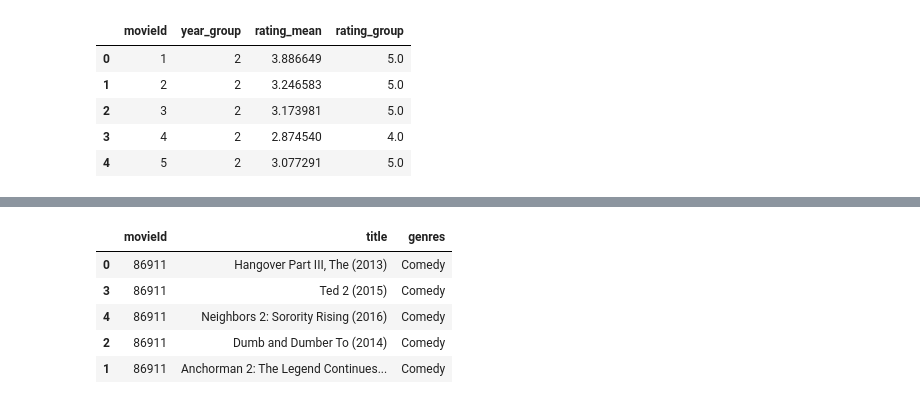
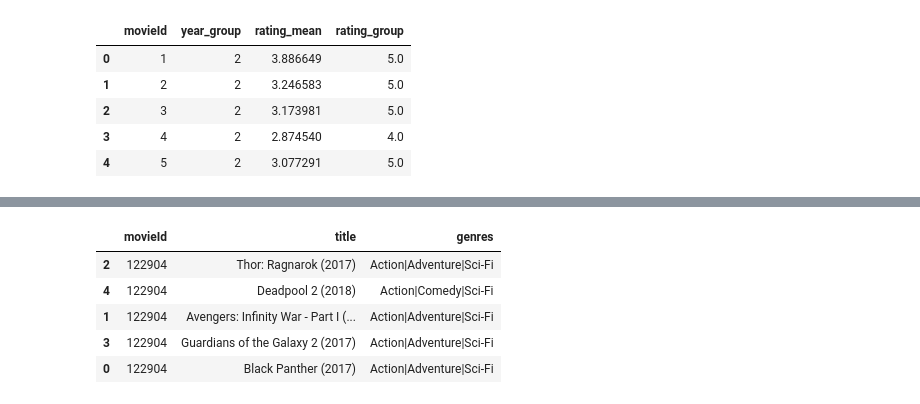
Before and after one commit to glatrofa/movie_recommendation, a Jupyter notebook: compute_recommendation.ipynb, the cells around one changed output, grey strips where cells are left out. Saved outputs shown, nothing was run; the diff lists cells and outputs as text; code cells hidden in the pictures.

```diff
--- a/compute_recommendation.ipynb
+++ b/compute_recommendation.ipynb
@@ -388,9 +378,10 @@ movie_recommender(79132)
-# %%
-movie_recommender(86911)
-# %% [output]
-|  | movieId | title | genres |
-| 0 | 86911 | Hangover Part III, The (2013) | Comedy |
-| 3 | 86911 | Ted 2 (2015) | Comedy |
-| 4 | 86911 | Neighbors 2: Sorority Rising (2016) | Comedy |
-| 2 | 86911 | Dumb and Dumber To (2014) | Comedy |
-| 1 | 86911 | Anchorman 2: The Legend Continues... | Comedy |
+# %%
+# recommendation for Deadpool (2016),Action|Adventure|Comedy|Sci-Fi
+movie_recommender(122904)
+# %% [output]
+|  | movieId | title | genres |
+| 2 | 122904 | Thor: Ragnarok (2017) | Action|Adventure|Sci-Fi |
+| 4 | 122904 | Deadpool 2 (2018) | Action|Comedy|Sci-Fi |
+| 1 | 122904 | Avengers: Infinity War - Part I (... | Action|Adventure|Sci-Fi |
+| 3 | 122904 | Guardians of the Galaxy 2 (2017) | Action|Adventure|Sci-Fi |
+| 0 | 122904 | Black Panther (2017) | Action|Adventure|Sci-Fi |
```
Also changed, not shown: parts of 13 cells of this notebook.
